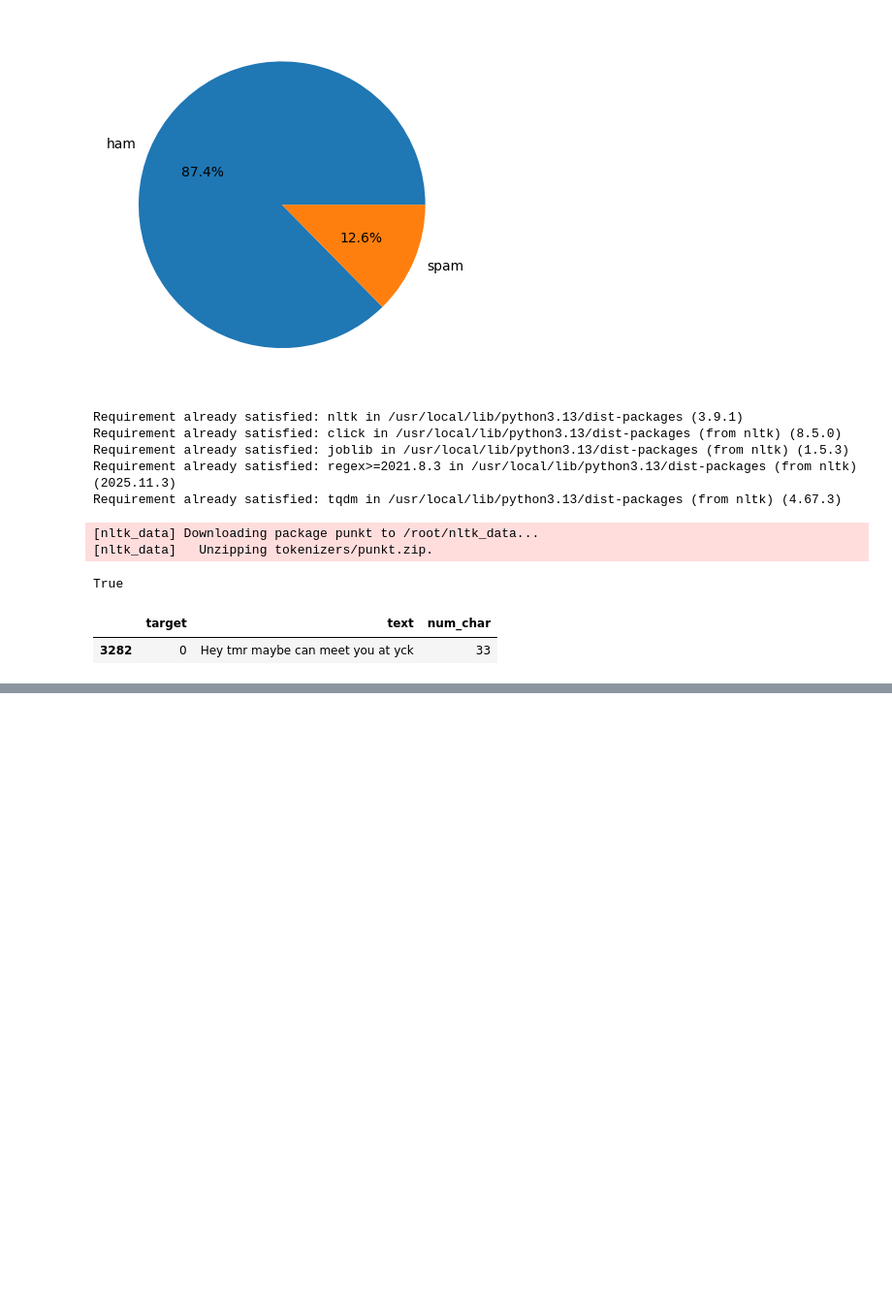
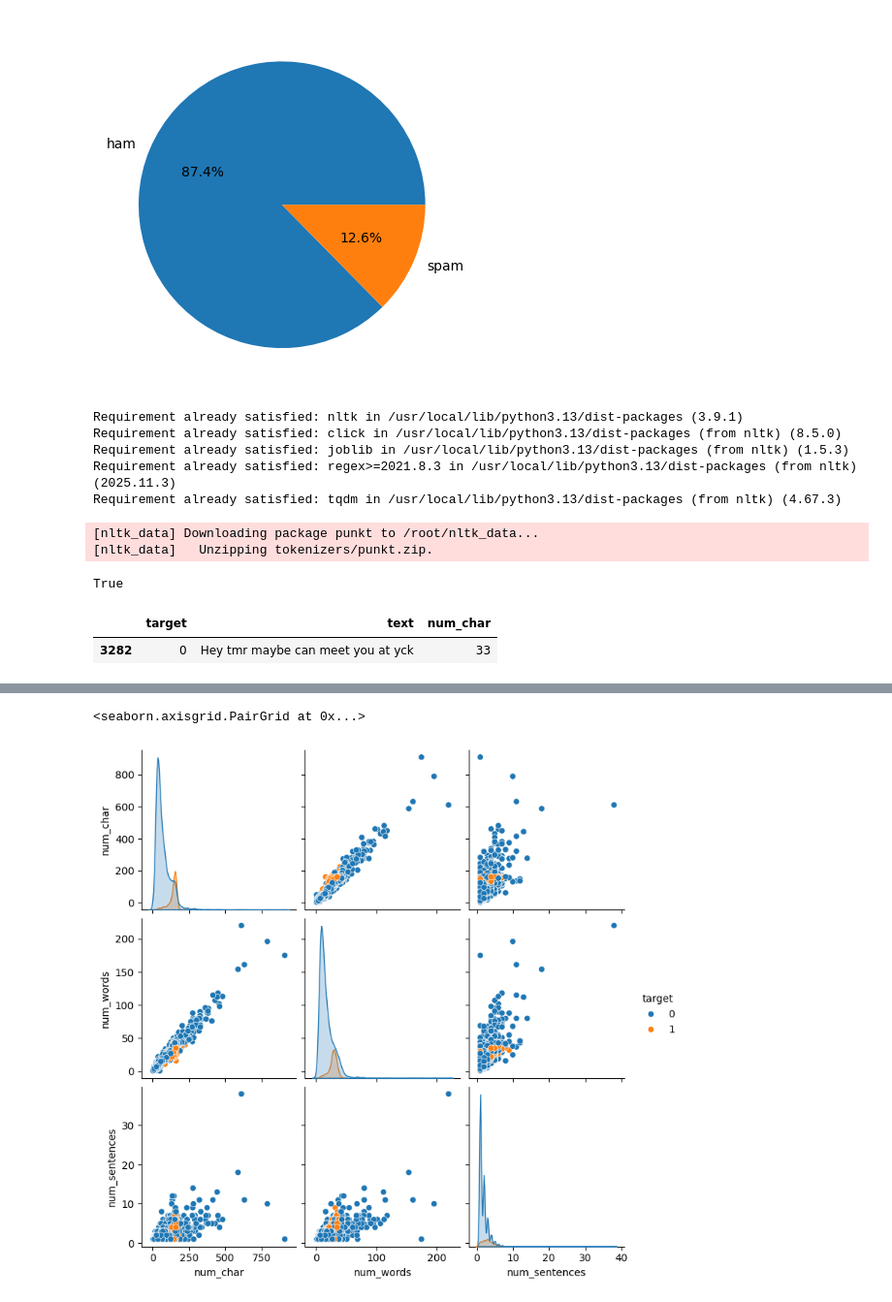
Before and after one commit to subhashiitb/100-Days-of-ML, a Jupyter notebook: ML Project/sms-spam/spam.ipynb, the cells around one changed output, grey strips where cells are left out. Shown at 97% size. Cells and saved outputs as stored; diff of their text form; code cells hidden in the pictures; blank space fills up the shorter version.

```diff
--- a/ML Project/sms-spam/spam.ipynb
+++ b/ML Project/sms-spam/spam.ipynb
@@ -162,0 +228,5 @@ LookupError:
+# %%
+sns.pairplot(df, hue='target')
+# %% [output]
+<seaborn.axisgrid.PairGrid at 0x...>
+[figure, added]
```
Also changed, not shown: parts of 17 cells of this notebook.
